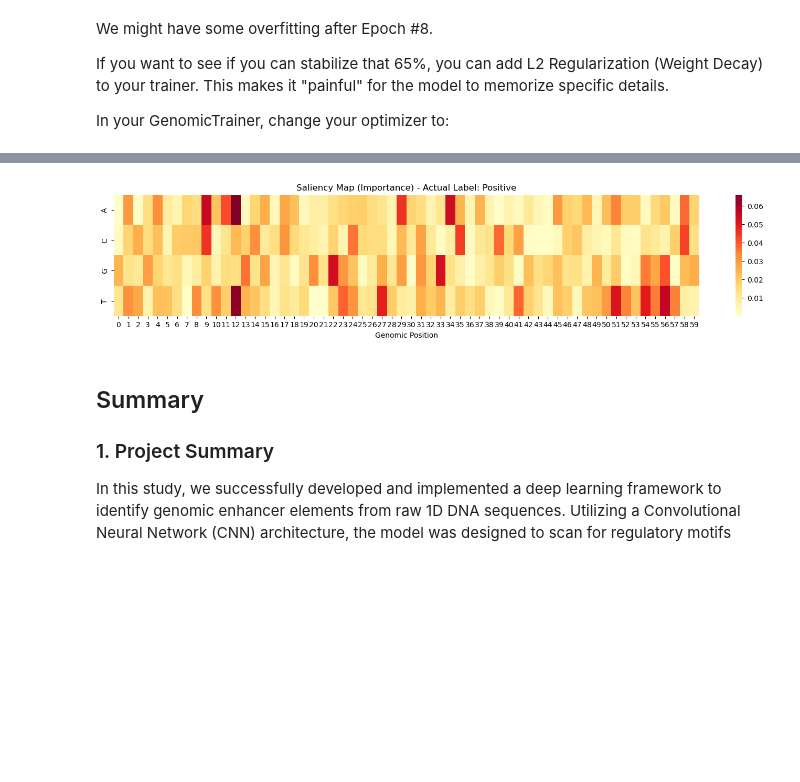
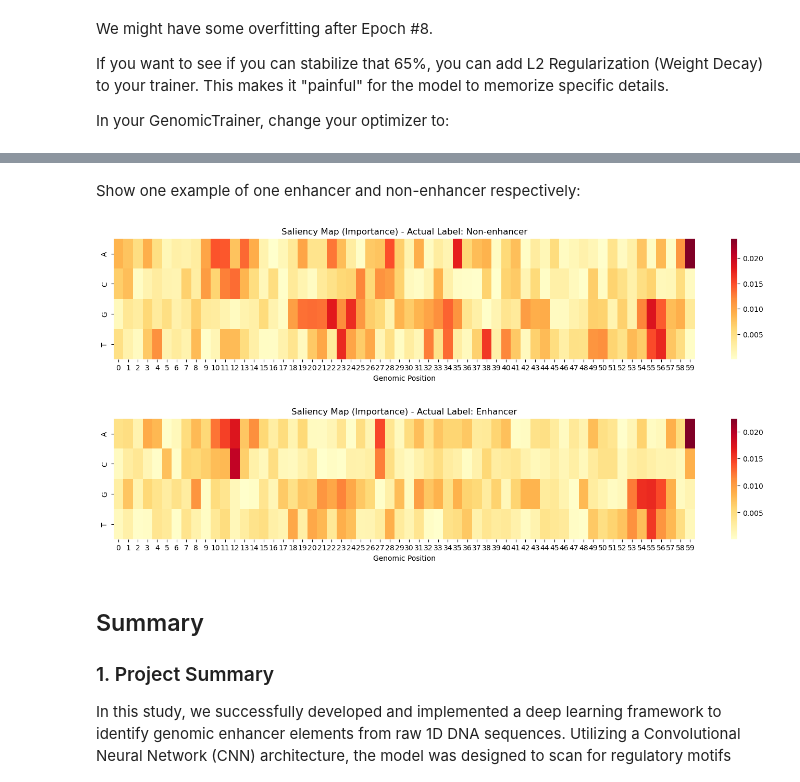
Before and after one commit to tianlinhe/bioinfor-to-ai, a Jupyter notebook: W4/w4_1_cnn_enhancer_classifier.ipynb, the cells around one changed output, grey strips where cells are left out. Saved outputs shown, nothing was run; the diff lists cells and outputs as text; code cells hidden in the pictures; blank space fills up the shorter version.

```diff
--- a/W4/w4_1_cnn_enhancer_classifier.ipynb
+++ b/W4/w4_1_cnn_enhancer_classifier.ipynb
@@ -648,14 +745,19 @@ weighted avg       0.62      0.62      0.62       200
+# %% [markdown]
+Show one example of one enhancer and non-enhancer respectively:
 # %%
-# 3. Visualize what a 'Positive' looks like to the model
-# Pick a random sample from the test set
+idx_first_positive_first_negative = [-1, -1]
 for i in range(len(test_ds)):
+  if idx_first_positive_first_negative != [-1, -1]:
+    sample_seq, sample_label = test_ds[i]
+    idx_first_positive_first_negative[sample_label] = i
+  else:
+    break
 
-  sample_seq, sample_label = test_ds[i]
-  if sample_label == 1:
-    eval.plot_saliency_logo(sample_seq, 'Positive')
-    break
+eval.plot_saliency_logo(test_ds[0][0], 'Non-enhancer')
+eval.plot_saliency_logo(test_ds[1][0], 'Enhancer')
 # %% [output]
-[figure, old version]
+[figure, new version]
+[figure, added]
 # %% [markdown]
 ## Summary
 
```
Also changed, not shown: parts of 14 cells of this notebook.
